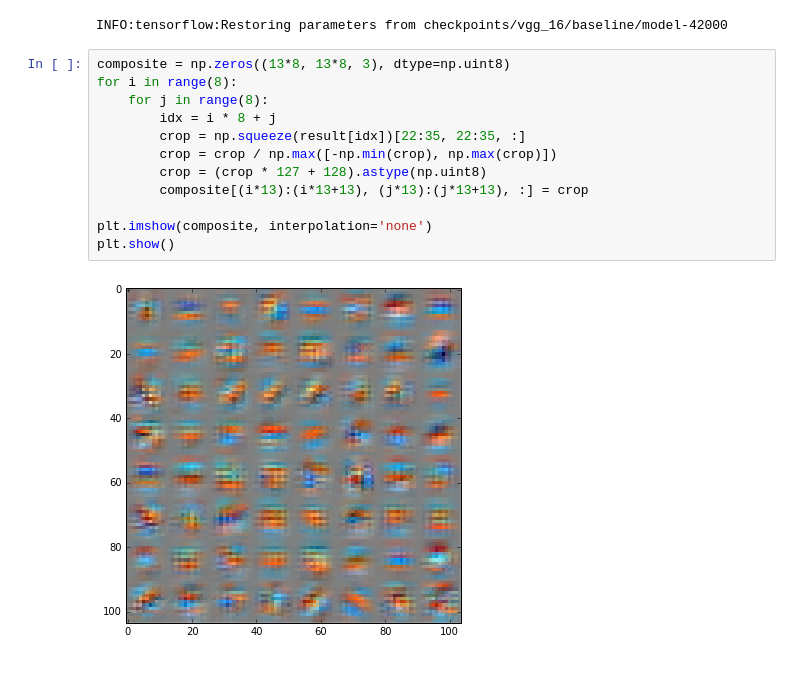
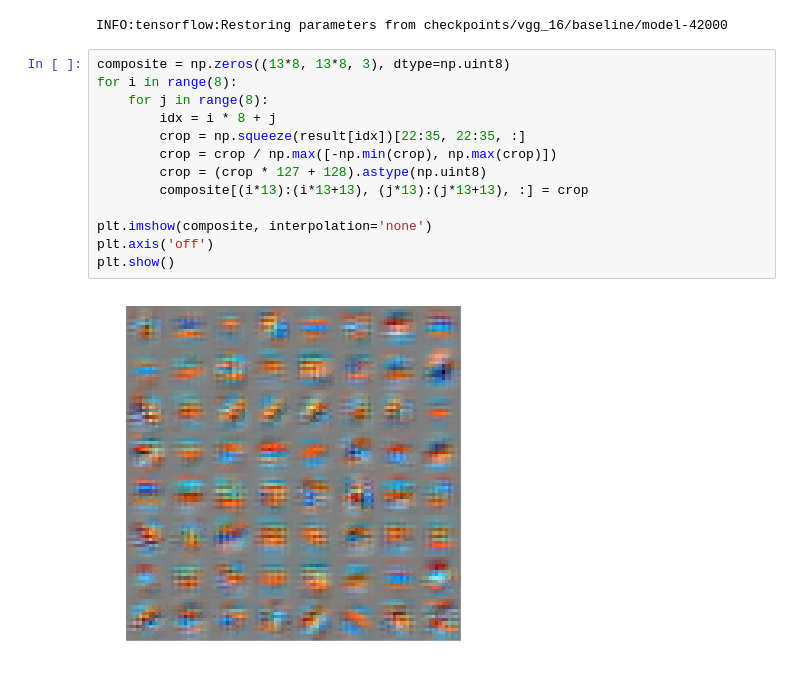
Before and after one commit to pat-coady/tiny_imagenet, a Jupyter notebook: src/kernel_viz_conv4.ipynb, the cells around one changed output. Cells and saved outputs as stored; diff of their text form.

```diff
--- a/src/kernel_viz_conv4.ipynb
+++ b/src/kernel_viz_conv4.ipynb
@@ -54,14 +54,15 @@ INFO:tensorflow:Restoring parameters from checkpoints/vgg_16/baseline/model-4200
 # %%
 composite = np.zeros((13*8, 13*8, 3), dtype=np.uint8)
 for i in range(8):
     for j in range(8):
         idx = i * 8 + j
         crop = np.squeeze(result[idx])[22:35, 22:35, :]
         crop = crop / np.max([-np.min(crop), np.max(crop)])
         crop = (crop * 127 + 128).astype(np.uint8)
         composite[(i*13):(i*13+13), (j*13):(j*13+13), :] = crop
 
 plt.imshow(composite, interpolation='none')
+plt.axis('off')
 plt.show()
 # %% [output]
-[figure, old version]
+[figure, new version]
```
Also changed, not shown: parts of 1 cell of this notebook, 3 other files.
